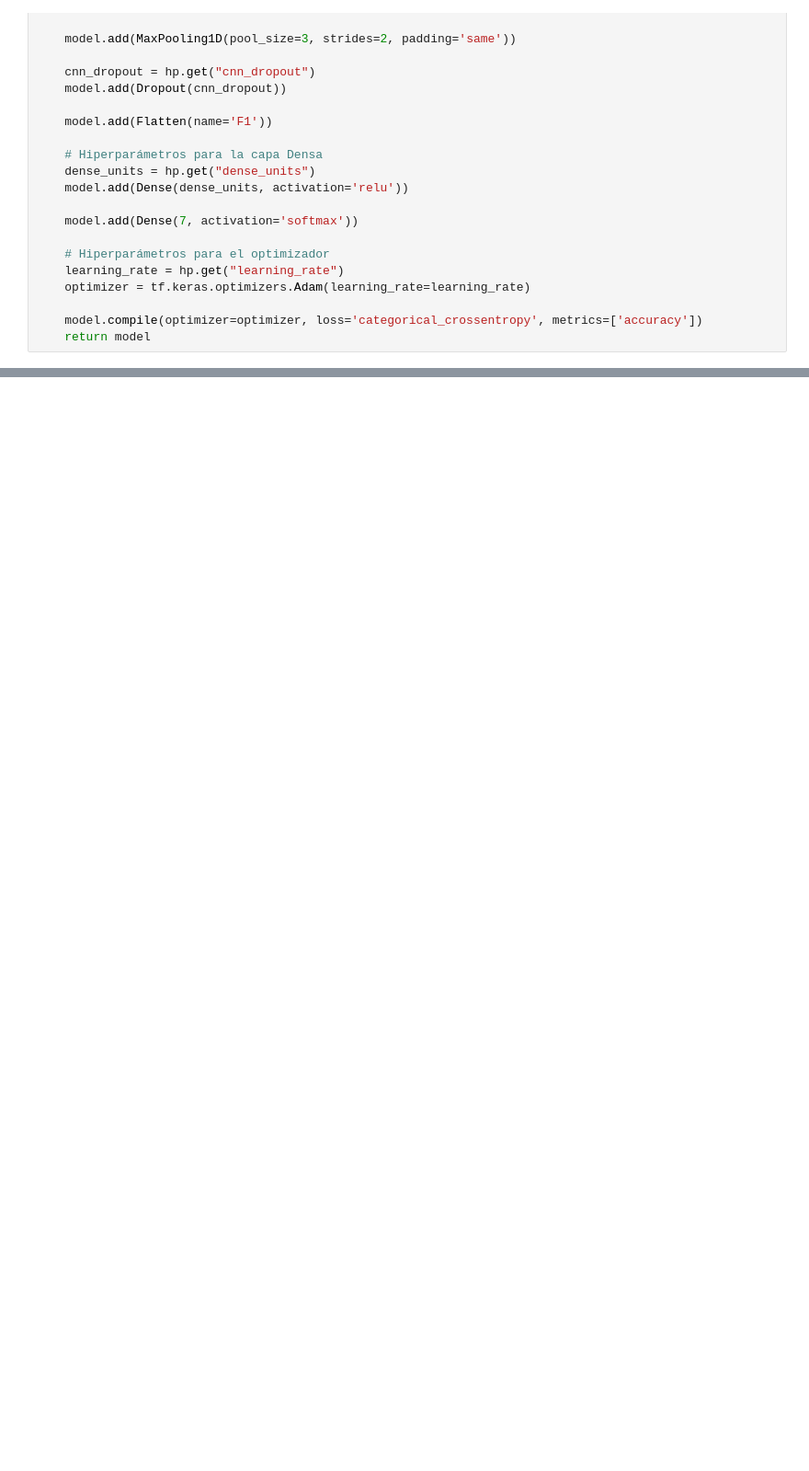
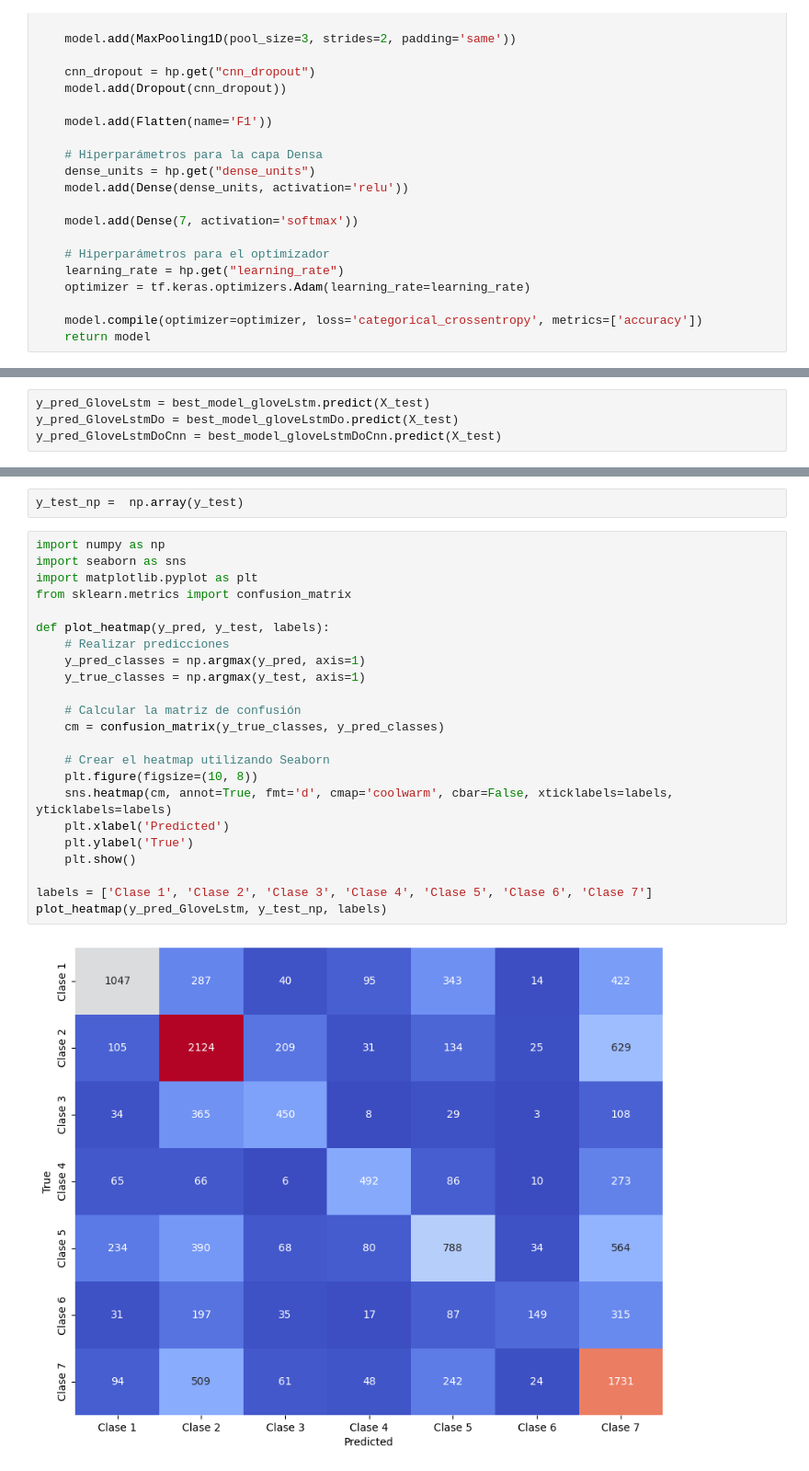
Before and after one commit to jcguerra10/SentimentRecognition, a Jupyter notebook: jupyter/models/LSTM_GloVe_text_sentiment_analysis.ipynb, the cells around one changed output, grey strips where cells are left out. Shown: that part at 92% size. Saved outputs shown, nothing was run; the diff lists cells and outputs as text; blank space fills up the shorter version.

Commit message:
Created the hitmap and generated the models file

```diff
--- a/jupyter/models/LSTM_GloVe_text_sentiment_analysis.ipynb
+++ b/jupyter/models/LSTM_GloVe_text_sentiment_analysis.ipynb
@@ -945,0 +1030,4 @@ Test Accuracy: 0.46976813673973083
+# %%
+y_pred_GloveLstm = best_model_gloveLstm.predict(X_test)
+y_pred_GloveLstmDo = best_model_gloveLstmDo.predict(X_test)
+y_pred_GloveLstmDoCnn = best_model_gloveLstmDoCnn.predict(X_test)
@@ -945,0 +1043,27 @@ Test Accuracy: 0.46976813673973083
+# %%
+y_test_np =  np.array(y_test)
+# %%
+import numpy as np
+import seaborn as sns
+import matplotlib.pyplot as plt
+from sklearn.metrics import confusion_matrix
+
+def plot_heatmap(y_pred, y_test, labels):
+    # Realizar predicciones
+    y_pred_classes = np.argmax(y_pred, axis=1)
+    y_true_classes = np.argmax(y_test, axis=1)
+
+    # Calcular la matriz de confusión
+    cm = confusion_matrix(y_true_classes, y_pred_classes)
+
+    # Crear el heatmap utilizando Seaborn
+    plt.figure(figsize=(10, 8))
+    sns.heatmap(cm, annot=True, fmt='d', cmap='coolwarm', cbar=False, xticklabels=labels, yticklabels=labels)
+    plt.xlabel('Predicted')
+    plt.ylabel('True')
+    plt.show()
+
+labels = ['Clase 1', 'Clase 2', 'Clase 3', 'Clase 4', 'Clase 5', 'Clase 6', 'Clase 7']
+plot_heatmap(y_pred_GloveLstm, y_test_np, labels)
+# %% [output]
+[figure, added]
```
Also changed, not shown: parts of 20 cells of this notebook, 9 other files.
